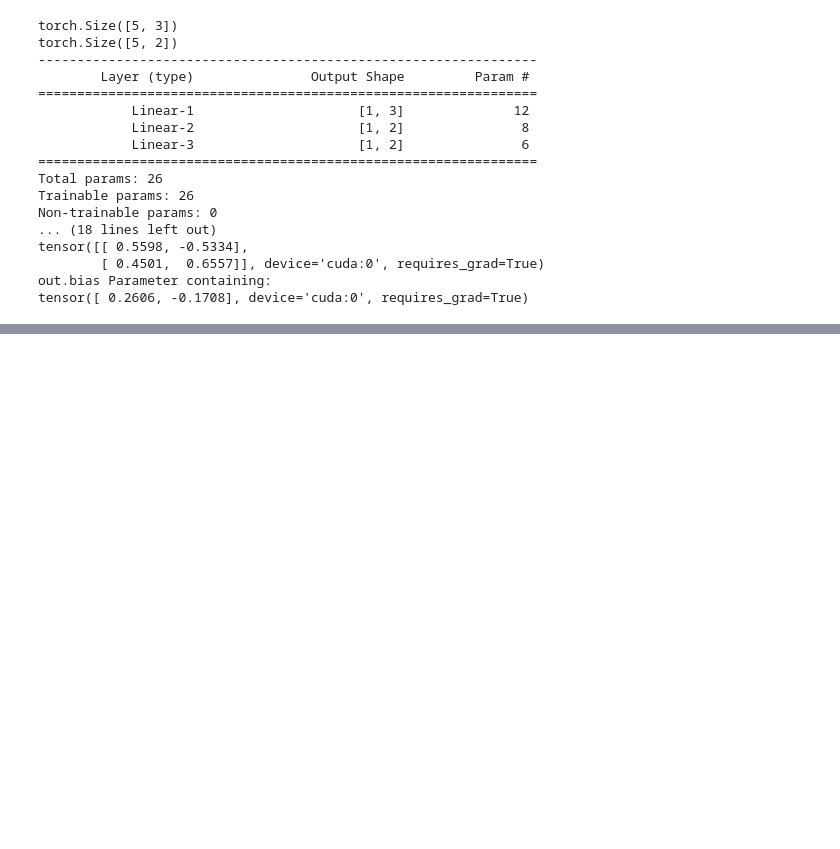
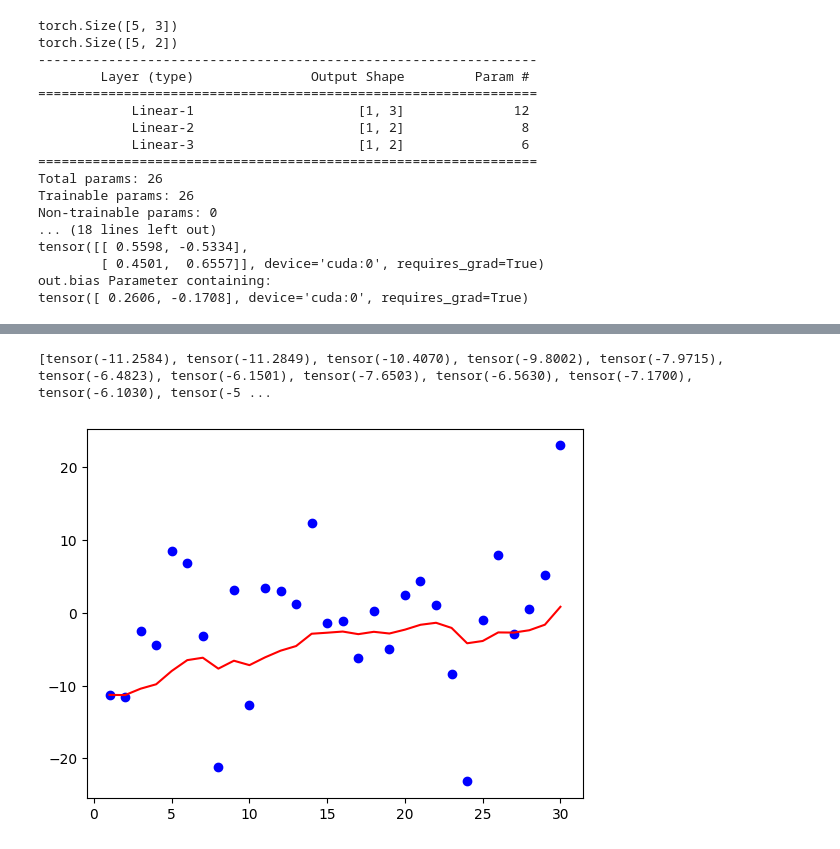
Before and after one commit to relax-hjy/imp, a Jupyter notebook: 深度学习/3.神经网络基础.ipynb, the cells around one changed output, grey strips where cells are left out. Cells and saved outputs as stored; diff of their text form; code cells hidden in the pictures; blank space fills up the shorter version.

```diff
--- a/深度学习/3.神经网络.ipynb
+++ b/深度学习/3.神经网络基础.ipynb
@@ -146,0 +308,20 @@ tensor([ 0.2606, -0.1708], device='cuda:0', requires_grad=True)
+# %%
+def test_ewa():
+    torch.manual_seed(0)
+    temperature=torch.randn(ElEMENT_NUMBER)*10
+    exp_weight_avg=[]
+    for index,temp in enumerate(temperature):
+        if index==0:
+            exp_weight_avg.append(temp)
+        else:
+            exp_weight_avg.append(0.9*exp_weight_avg[-1]+0.1*temp)
+    print(exp_weight_avg)
+    days=torch.arange(1,ElEMENT_NUMBER+1,1)
+    plt.plot(days,exp_weight_avg,color='r')
+    plt.scatter(days,temperature,color='b')
+    plt.show()
+# %%
+test_ewa() # 使得曲线更平滑，beta越大越平滑
+# %% [output]
+[tensor(-11.2584), tensor(-11.2849), tensor(-10.4070), tensor(-9.8002), tensor(-7.9715), tensor(-6.4823), tensor(-6.1501), tensor(-7.6503), tensor(-6.5630), tensor(-7.1700), tensor(-6.1030), tensor(-5 ...
+[figure, added]
```
Also changed, not shown: parts of 22 cells of this notebook, 13 other files.
